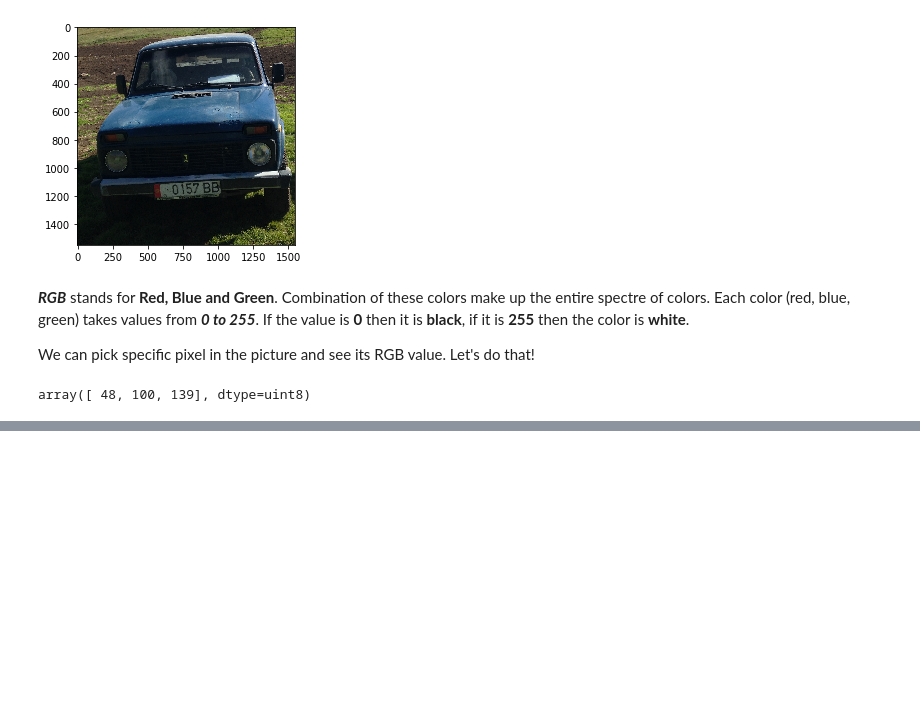
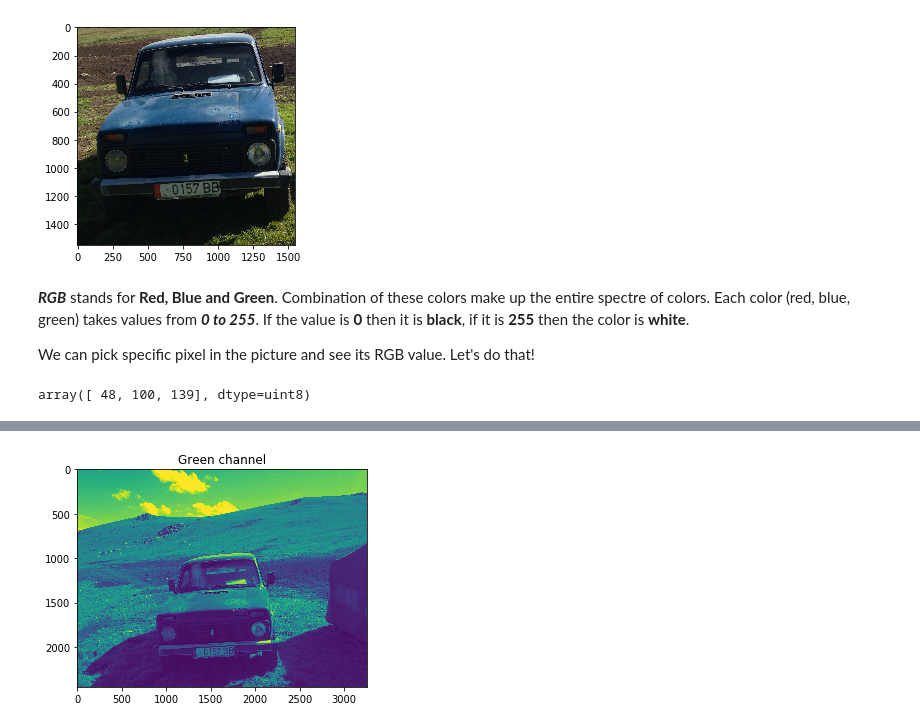
Before and after one commit to aabdygaziev/computer_vision101, a Jupyter notebook: image_preprocessing.ipynb, the cells around one changed output, grey strips where cells are left out. Cells and saved outputs as stored; diff of their text form; code cells hidden in the pictures; blank space fills up the shorter version.

```diff
--- a/image_preprocessing.ipynb
+++ b/image_preprocessing.ipynb
@@ -85,0 +107,6 @@ Each index value corresponds to RGB value of a pixel:
+# %%
+plt.title('Green channel')
+plt.imshow(img[:, : , 1])
+plt.show()
+# %% [output]
+[figure, added]
```
Also changed, not shown: parts of 10 cells of this notebook.
